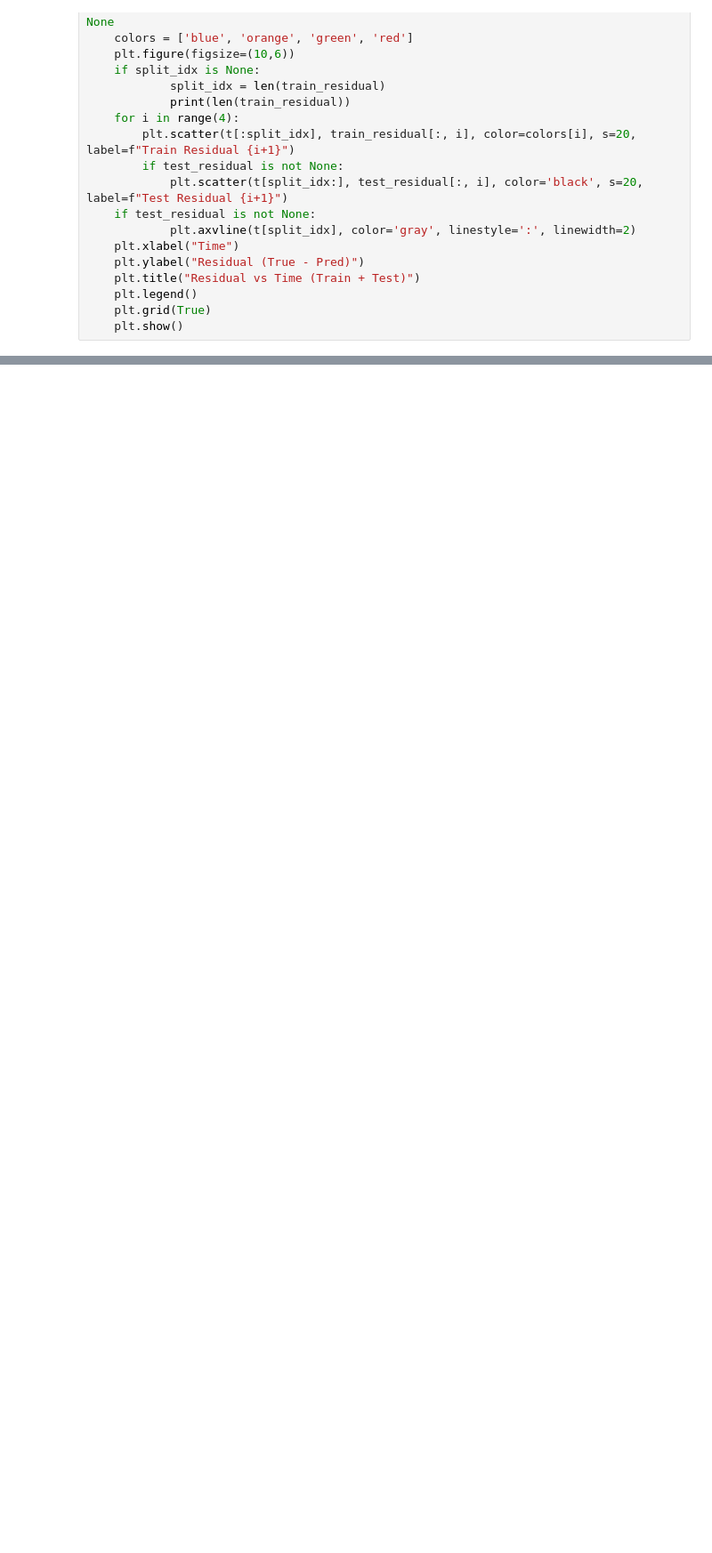
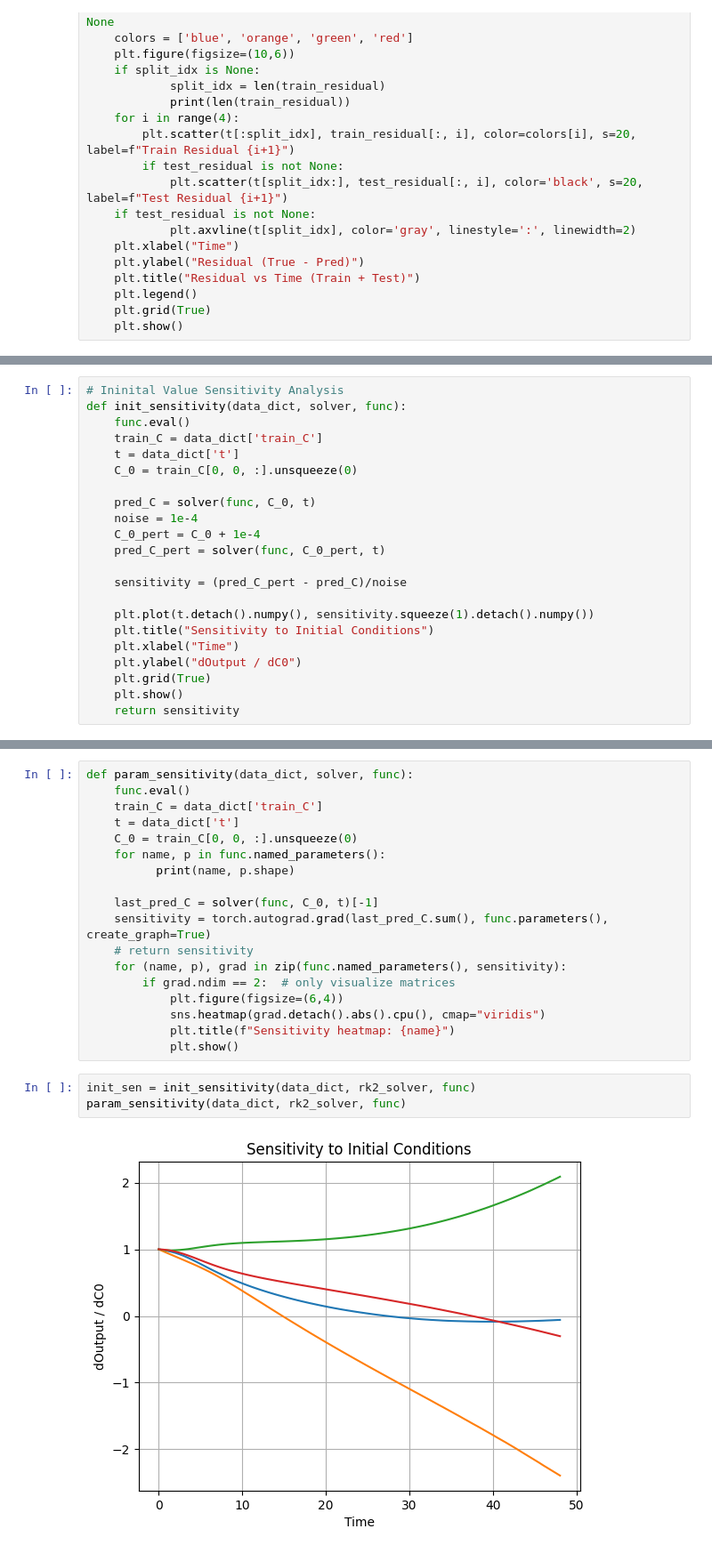
Before and after one commit to VNSwtHuo/MAT292_ODE_Project, a Jupyter notebook: models/NeuralODE/neural_ode.ipynb, the cells around one changed output, grey strips where cells are left out. Shown at 89% size. Cells and saved outputs as stored; diff of their text form; blank space fills up the shorter version.

Commit message:
Coded sensitivity analysis for neural ode

```diff
--- a/models/NeuralODE/neural_ode.ipynb
+++ b/models/NeuralODE/neural_ode.ipynb
@@ -478,0 +486,22 @@ tensor([[[ 4.0660, -2.1151, -3.5925,  4.0660]],
+# %%
+# Ininital Value Sensitivity Analysis
+def init_sensitivity(data_dict, solver, func):
+    func.eval()
+    train_C = data_dict['train_C']
+    t = data_dict['t']
+    C_0 = train_C[0, 0, :].unsqueeze(0)
+
+    pred_C = solver(func, C_0, t)
+    noise = 1e-4
+    C_0_pert = C_0 + 1e-4
+    pred_C_pert = solver(func, C_0_pert, t)
+
+    sensitivity = (pred_C_pert - pred_C)/noise
+
+    plt.plot(t.detach().numpy(), sensitivity.squeeze(1).detach().numpy())
+    plt.title("Sensitivity to Initial Conditions")
+    plt.xlabel("Time")
+    plt.ylabel("dOutput / dC0")
+    plt.grid(True)
+    plt.show()
+    return sensitivity
@@ -478,0 +510,23 @@ tensor([[[ 4.0660, -2.1151, -3.5925,  4.0660]],
+# %%
+def param_sensitivity(data_dict, solver, func):
+    func.eval()
+    train_C = data_dict['train_C']
+    t = data_dict['t']
+    C_0 = train_C[0, 0, :].unsqueeze(0)
+    for name, p in func.named_parameters():
+          print(name, p.shape)
+
+    last_pred_C = solver(func, C_0, t)[-1]
+    sensitivity = torch.autograd.grad(last_pred_C.sum(), func.parameters(), create_graph=True)
+    # return sensitivity
+    for (name, p), grad in zip(func.named_parameters(), sensitivity):
+        if grad.ndim == 2:  # only visualize matrices
+            plt.figure(figsize=(6,4))
+            sns.heatmap(grad.detach().abs().cpu(), cmap="viridis")
+            plt.title(f"Sensitivity heatmap: {name}")
+            plt.show()
+# %%
+init_sen = init_sensitivity(data_dict, rk2_solver, func)
+param_sensitivity(data_dict, rk2_solver, func)
+# %% [output]
+[figure, added]
```
Also changed, not shown: parts of 13 cells of this notebook, 11 other files.
